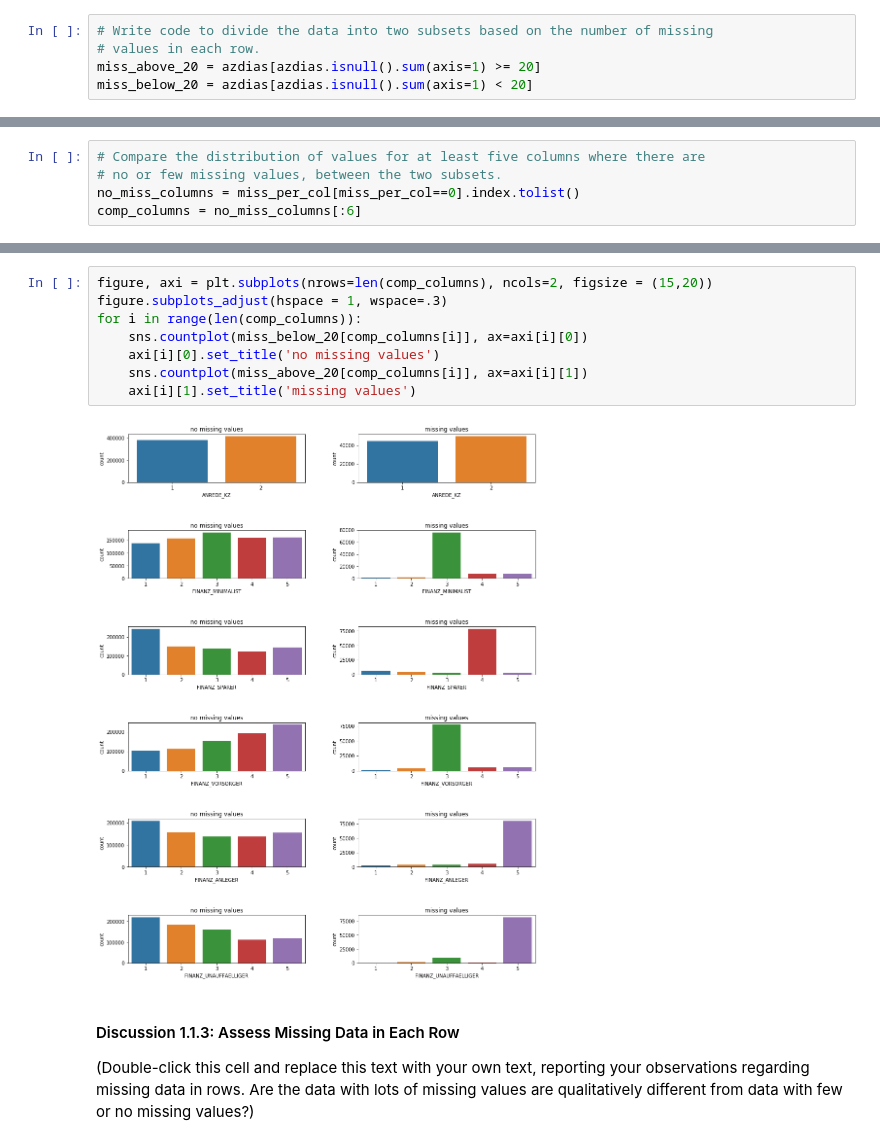
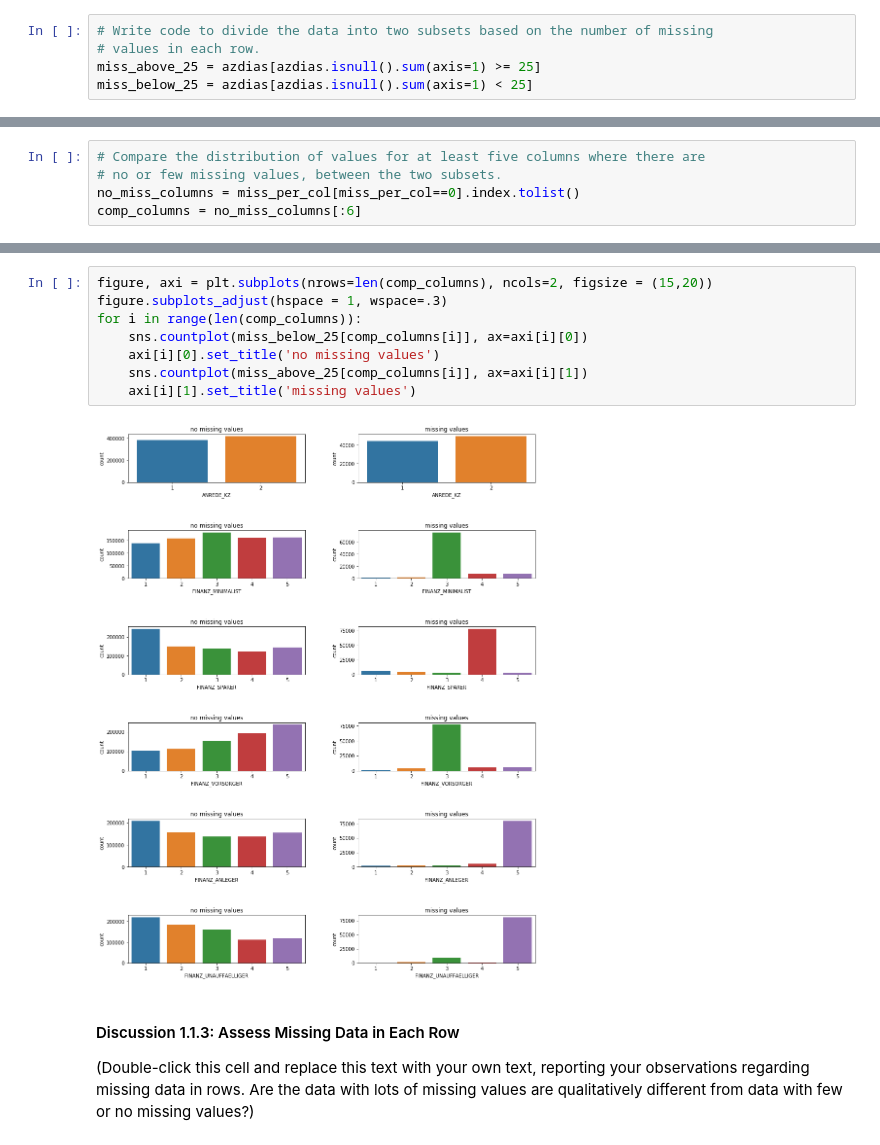
Before and after one commit to tneurb/Identify_Customer_Segments, a Jupyter notebook: Identify_Customer_Segments.ipynb, the cells around one changed output, grey strips where cells are left out. Drawn from its saved outputs; the diff is of its cells as text.

```diff
--- a/Identify_Customer_Segments.ipynb
+++ b/Identify_Customer_Segments.ipynb
@@ -167,5 +167,5 @@ plt.show()
 # %%
 # Write code to divide the data into two subsets based on the number of missing
 # values in each row.
-miss_above_20 = azdias[azdias.isnull().sum(axis=1) >= 20]
-miss_below_20 = azdias[azdias.isnull().sum(axis=1) < 20]
+miss_above_25 = azdias[azdias.isnull().sum(axis=1) >= 25]
+miss_below_25 = azdias[azdias.isnull().sum(axis=1) < 25]
@@ -219,13 +197,13 @@ no_miss_columns
 # %%
 figure, axi = plt.subplots(nrows=len(comp_columns), ncols=2, figsize = (15,20))
 figure.subplots_adjust(hspace = 1, wspace=.3)
 for i in range(len(comp_columns)):
-    sns.countplot(miss_below_20[comp_columns[i]], ax=axi[i][0])
+    sns.countplot(miss_below_25[comp_columns[i]], ax=axi[i][0])
     axi[i][0].set_title('no missing values')
-    sns.countplot(miss_above_20[comp_columns[i]], ax=axi[i][1])
+    sns.countplot(miss_above_25[comp_columns[i]], ax=axi[i][1])
     axi[i][1].set_title('missing values')
 # %% [output]
-[figure, old version]
+[figure, new version]
 # %% [markdown]
 #### Discussion 1.1.3: Assess Missing Data in Each Row
 
```
Also changed, not shown: parts of 14 cells of this notebook.
